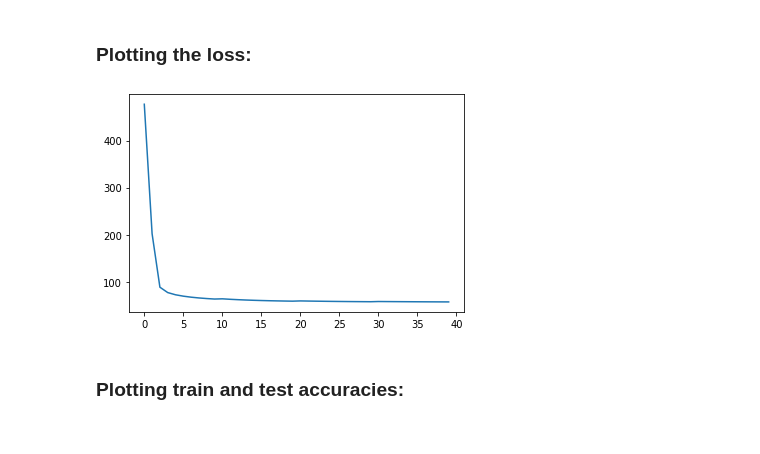
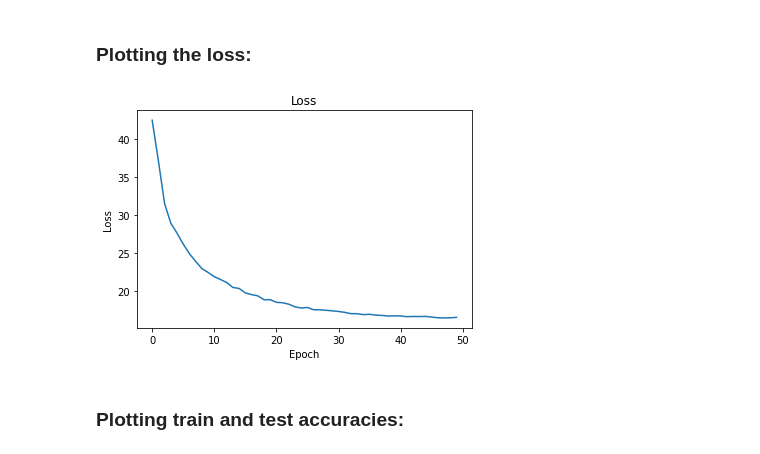
Before and after one commit to AbdullrahmanHMD/BrainTumorClassificationCNN, a Jupyter notebook: training_notebook.ipynb, the cells around one changed output. Cells and saved outputs as stored; diff of their text form; code cells hidden in the pictures.

```diff
--- a/training_notebook.ipynb
+++ b/training_notebook.ipynb
@@ -201,11 +187,11 @@ train_loader = DataLoader(train_dataset, batch_size=train_batch_size)
+# %%
+epochs = 50
 # %%
-scheduler = StepLR(optimizer, step_size=10, gamma=1.2)
+scheduler = StepLR(optimizer, step_size=epochs//6, gamma=0.5)
-# %%
-epochs = 40
 # %%
 # scheduler = None
 total_loss, epoch_times, accuracies_train, accuracies_test = train(model=model, train_loader=train_loader,
-                                                                   test_loader=test_loader, optimizer=optimizer,
+                                                                   validation_loader=validation_loader, optimizer=optimizer,
                                                                    criterion=criterion, epochs=epochs, scheduler=scheduler)
 # %% [output]
 Evaluating epoch...
@@ -260,9 +216,13 @@ Epoch: 11 took: 48.39 seconds
 # %% [markdown]
 ### Plotting the loss:
 # %%
+plt.title("Loss")
 plt.plot(total_loss)
+
+plt.xlabel("Epoch")
+plt.ylabel("Loss")
 plt.show()
 # %% [output]
-[figure, old version]
+[figure, new version]
 # %% [markdown]
 ### Plotting train and test accuracies:
```
Also changed, not shown: parts of 77 cells of this notebook, 7 other files.
